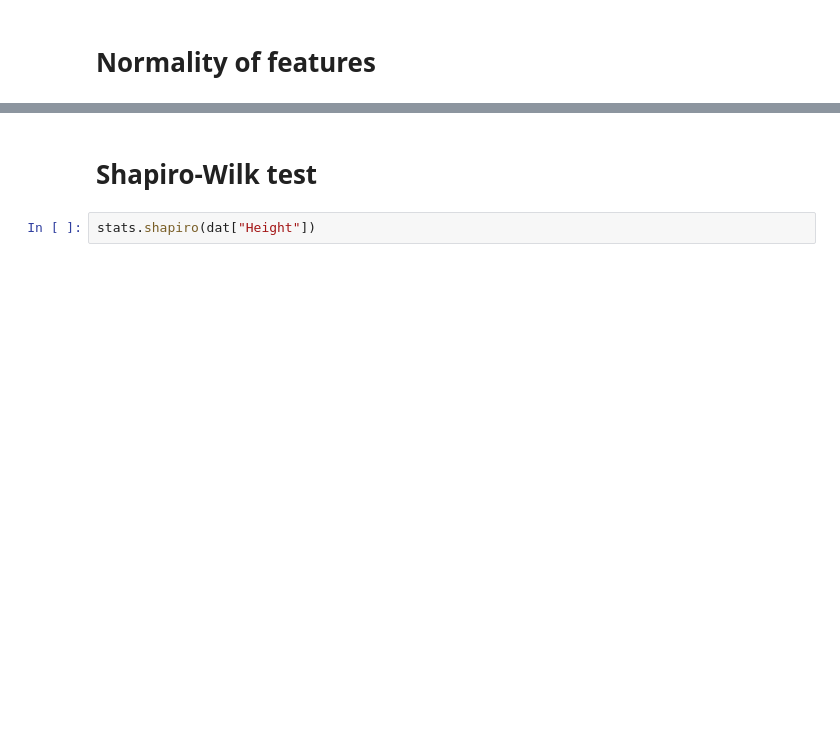
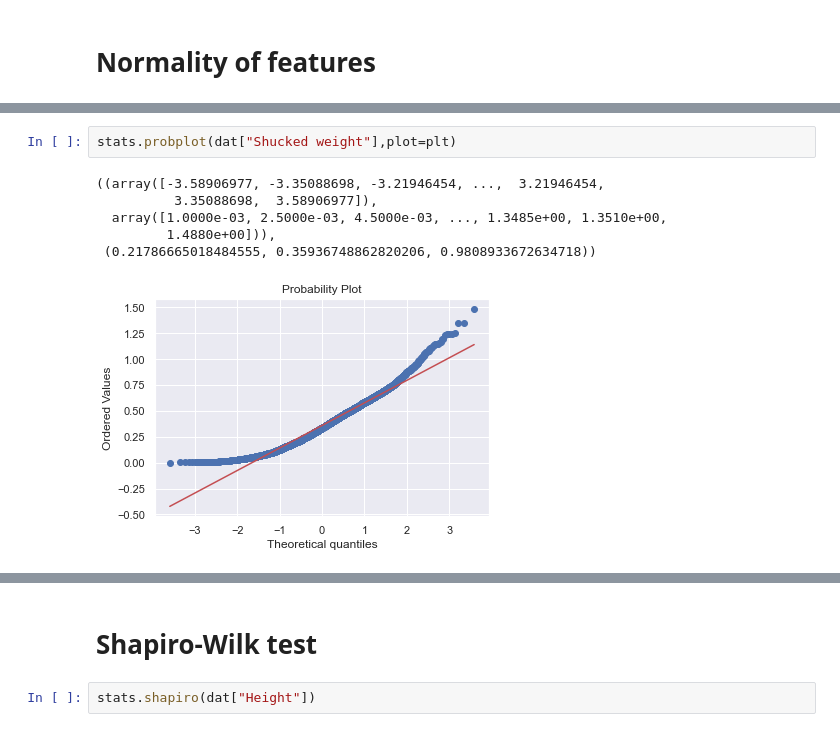
Before and after one commit to TeemaHover/Abalone, a Jupyter notebook: Abalone.ipynb, the cells around one changed output, grey strips where cells are left out. Cells and saved outputs as stored; diff of their text form; blank space fills up the shorter version.

```diff
--- a/Abalone.ipynb
+++ b/Abalone.ipynb
@@ -401,0 +419,9 @@ stats.probplot(dat["Diameter"],plot=plt)
+# %%
+stats.probplot(dat["Shucked weight"],plot=plt)
+# %% [output]
+((array([-3.58906977, -3.35088698, -3.21946454, ...,  3.21946454,
+          3.35088698,  3.58906977]),
+  array([1.0000e-03, 2.5000e-03, 4.5000e-03, ..., 1.3485e+00, 1.3510e+00,
+         1.4880e+00])),
+ (0.21786665018484555, 0.35936748862820206, 0.9808933672634718))
+[figure, added]
```
Also changed, not shown: parts of 25 cells of this notebook.
